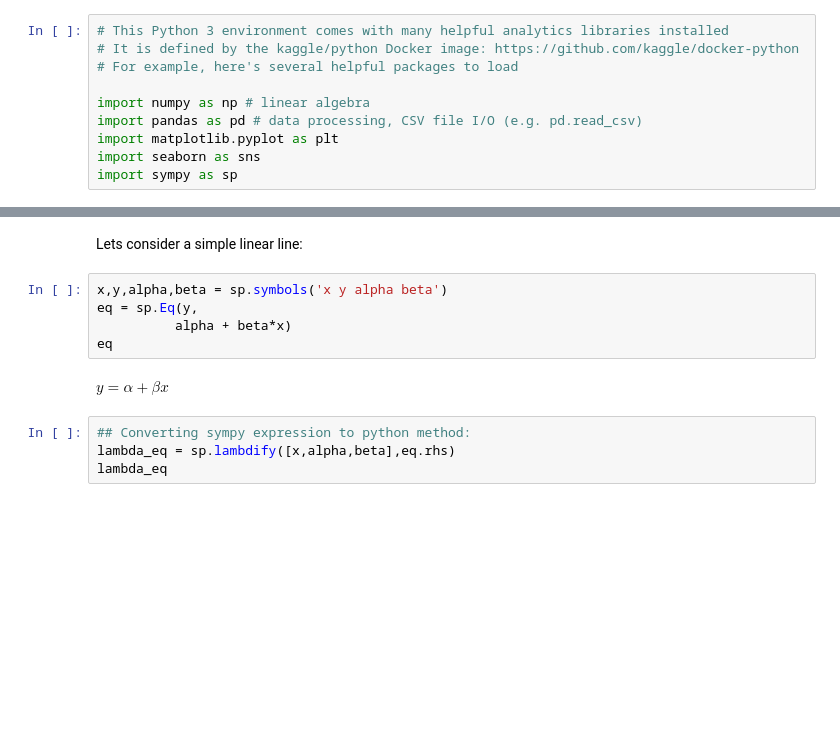
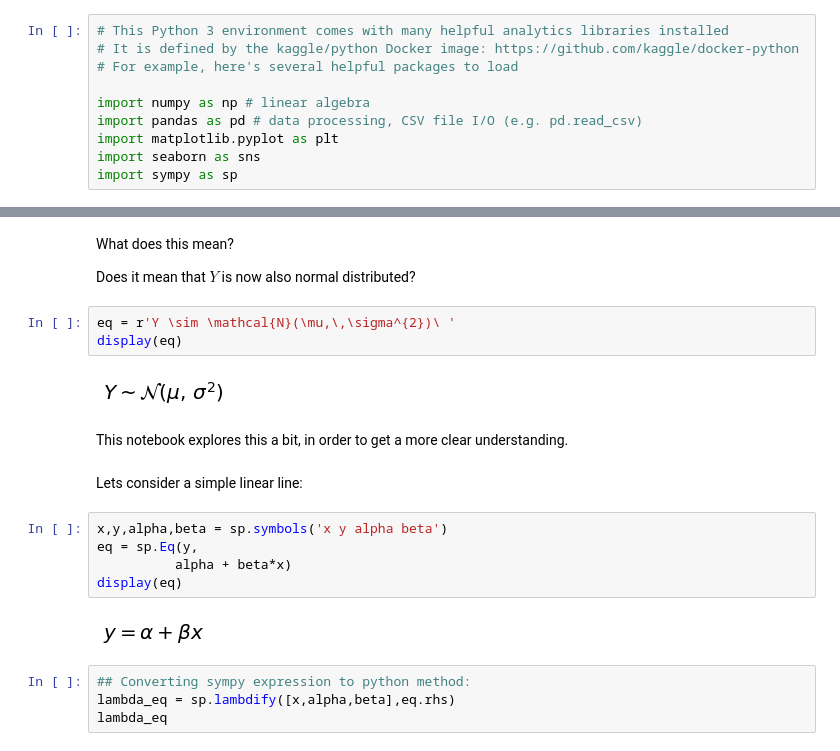
Before and after one commit to martinlarsalbert/kaggle, a Jupyter notebook: kernels/y-is-normal/y-is-normal.ipynb, the cells around one changed output, grey strips where cells are left out. Saved outputs shown, nothing was run; the diff lists cells and outputs as text; blank space fills up the shorter version.

```diff
--- a/kernels/y-is-normal/y-is-normal.ipynb
+++ b/kernels/y-is-normal/y-is-normal.ipynb
@@ -23,12 +41,23 @@ import sympy as sp
+# %% [markdown]
+What does this mean?
+
+Does it mean that $ Y $ is now also normal distributed?
+# %%
+eq = r'Y \sim \mathcal{N}(\mu,\,\sigma^{2})\ '
+display(eq)
+# %% [output]
+[figure, added]
+# %% [markdown]
+This notebook explores this a bit, in order to get a more clear understanding.
 # %% [markdown]
 Lets consider a simple linear line:
 # %%
 x,y,alpha,beta = sp.symbols('x y alpha beta')
 eq = sp.Eq(y,
           alpha + beta*x)
-eq
+display(eq)
 # %% [output]
-$\displaystyle y = \alpha + \beta x$
+[figure, added]
 # %%
 ## Converting sympy expression to python method:
 lambda_eq = sp.lambdify([x,alpha,beta],eq.rhs)
```
Also changed, not shown: parts of 9 cells of this notebook, 1 other file.
